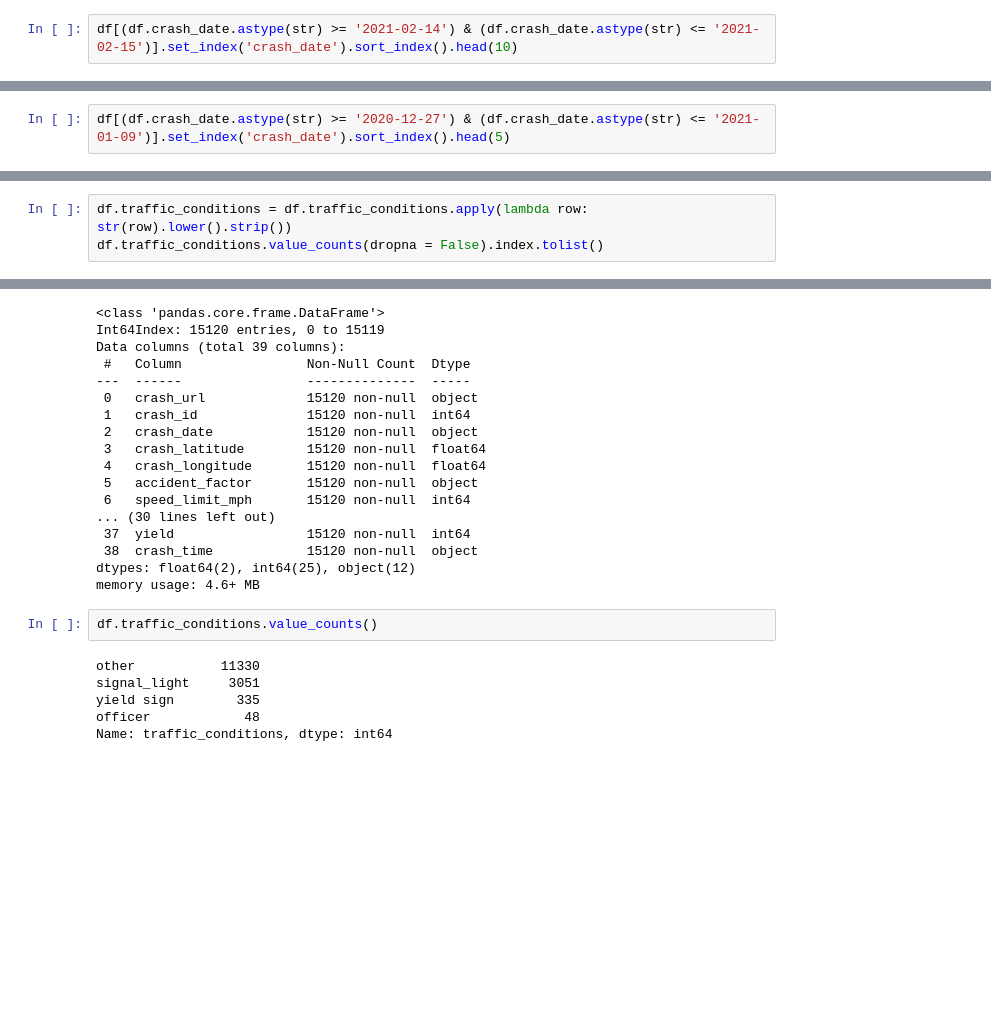
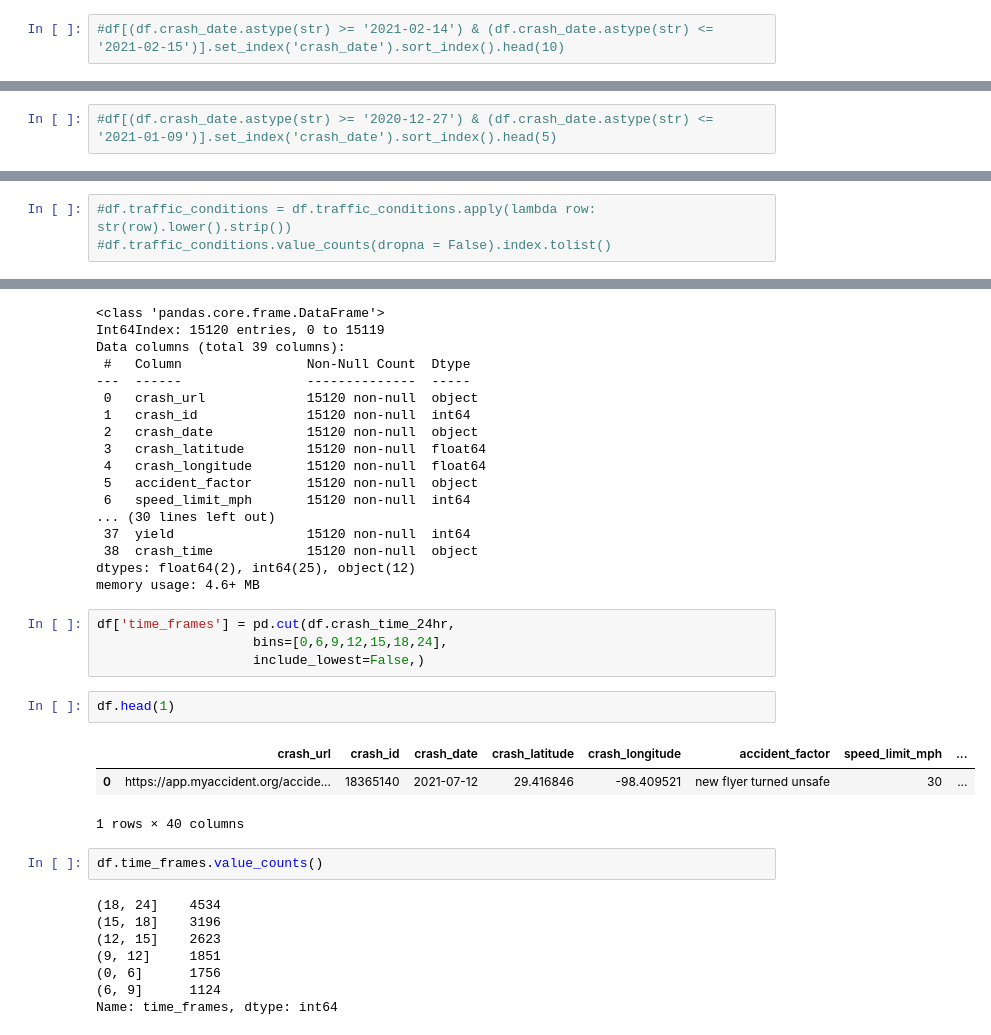
Before and after one commit to RAXR-Capstone/project_danger_zone, a Jupyter notebook: work_space/RobertWorkspace/robert_scratch.ipynb, the cells around one changed output, grey strips where cells are left out. Saved outputs shown, nothing was run; the diff lists cells and outputs as text; blank space fills up the shorter version.

Commit message:
binned times into time frames

```diff
--- a/work_space/RobertWorkspace/robert_scratch.ipynb
+++ b/work_space/RobertWorkspace/robert_scratch.ipynb
@@ -216,2 +231,2 @@ Name: weather_conditions, dtype: int64
 # %%
-df[(df.crash_date.astype(str) >= '2021-02-14') & (df.crash_date.astype(str) <= '2021-02-15')].set_index('crash_date').sort_index().head(10)
+#df[(df.crash_date.astype(str) >= '2021-02-14') & (df.crash_date.astype(str) <= '2021-02-15')].set_index('crash_date').sort_index().head(10)
@@ -259,2 +243,2 @@ Name: weather_conditions, dtype: int64
 # %%
-df[(df.crash_date.astype(str) >= '2020-12-27') & (df.crash_date.astype(str) <= '2021-01-09')].set_index('crash_date').sort_index().head(5)
+#df[(df.crash_date.astype(str) >= '2020-12-27') & (df.crash_date.astype(str) <= '2021-01-09')].set_index('crash_date').sort_index().head(5)
@@ -333,3 +251,3 @@ Name: traffic_conditions, dtype: int64
 # %%
-df.traffic_conditions = df.traffic_conditions.apply(lambda row: str(row).lower().strip())
-df.traffic_conditions.value_counts(dropna = False).index.tolist()
+#df.traffic_conditions = df.traffic_conditions.apply(lambda row: str(row).lower().strip())
+#df.traffic_conditions.value_counts(dropna = False).index.tolist()
@@ -402,11 +302,23 @@ Data columns (total 39 columns):
  38  crash_time            15120 non-null  object
 dtypes: float64(2), int64(25), object(12)
 memory usage: 4.6+ MB
+# %%
+df['time_frames'] = pd.cut(df.crash_time_24hr,
+                    bins=[0,6,9,12,15,18,24],
+                    include_lowest=False,)
+# %%
+df.head(1)
+# %% [output]
+|  | crash_url | crash_id | crash_date | crash_latitude | crash_longitude | accident_factor | speed_limit_mph | ... |
+| 0 | https://app.myaccident.org/accide... | 18365140 | 2021-07-12 | 29.416846 | -98.409521 | new flyer turned unsafe | 30 | ... |
+1 rows × 40 columns
 # %%
-df.traffic_conditions.value_counts()
+df.time_frames.value_counts()
 # %% [output]
-other           11330
-signal_light     3051
-yield sign        335
-officer            48
-Name: traffic_conditions, dtype: int64
+(18, 24]    4534
+(15, 18]    3196
+(12, 15]    2623
+(9, 12]     1851
+(0, 6]      1756
+(6, 9]      1124
+Name: time_frames, dtype: int64
```
Also changed, not shown: parts of 26 cells of this notebook.
